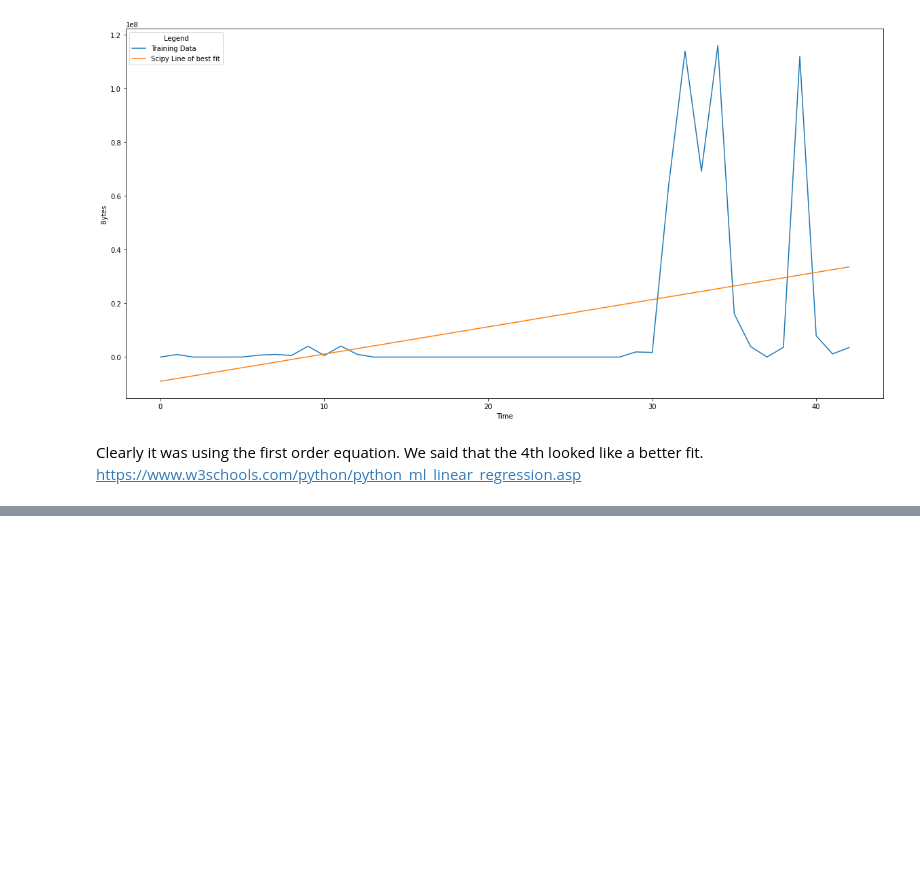
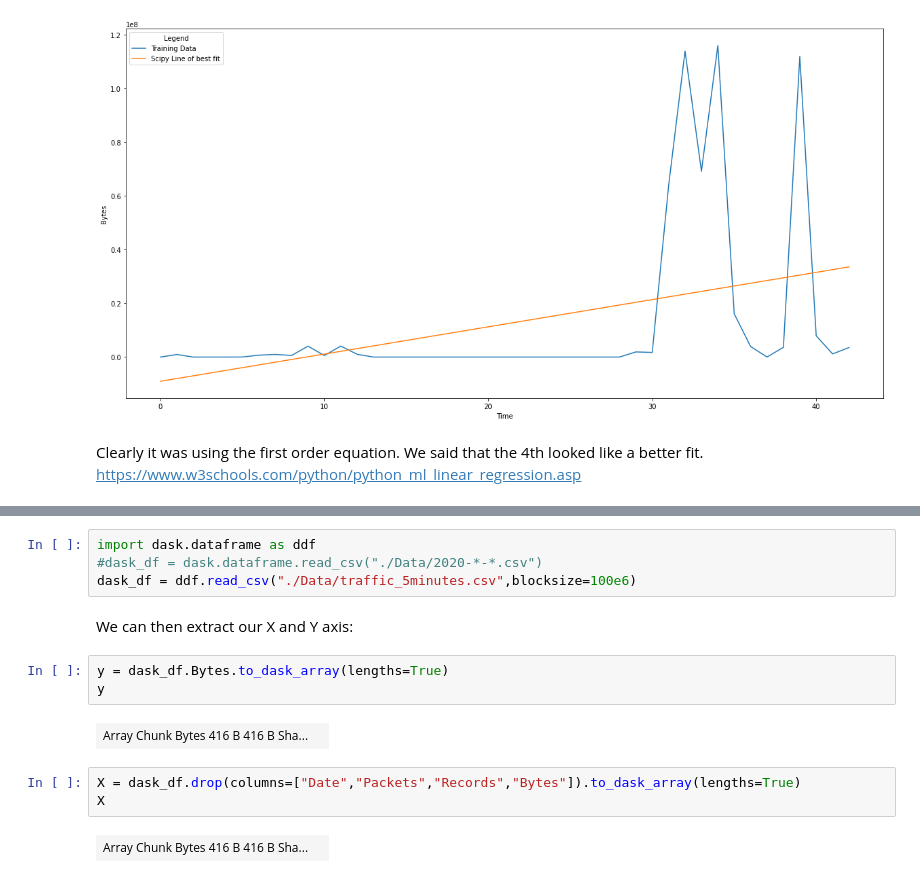
Before and after one commit to JakeNTech/TTDS_DataScience_Project, a Jupyter notebook: Notebook.ipynb, the cells around one changed output, grey strips where cells are left out. Drawn from its saved outputs; the diff is of its cells as text; blank space fills up the shorter version.

```diff
--- a/Notebook.ipynb
+++ b/Notebook.ipynb
@@ -189,0 +210,16 @@ https://www.w3schools.com/python/python_ml_linear_regression.asp
+# %%
+import dask.dataframe as ddf
+#dask_df = dask.dataframe.read_csv("./Data/2020-*-*.csv")
+dask_df = ddf.read_csv("./Data/traffic_5minutes.csv",blocksize=100e6)
+# %% [markdown]
+We can then extract our X and Y axis:
+# %%
+y = dask_df.Bytes.to_dask_array(lengths=True)
+y
+# %% [output]
+| Array Chunk Bytes 416 B 416 B Sha... |  |
+# %%
+X = dask_df.drop(columns=["Date","Packets","Records","Bytes"]).to_dask_array(lengths=True)
+X
+# %% [output]
+| Array Chunk Bytes 416 B 416 B Sha... |  |
```
Also changed, not shown: parts of 16 cells of this notebook, 5 other files.
